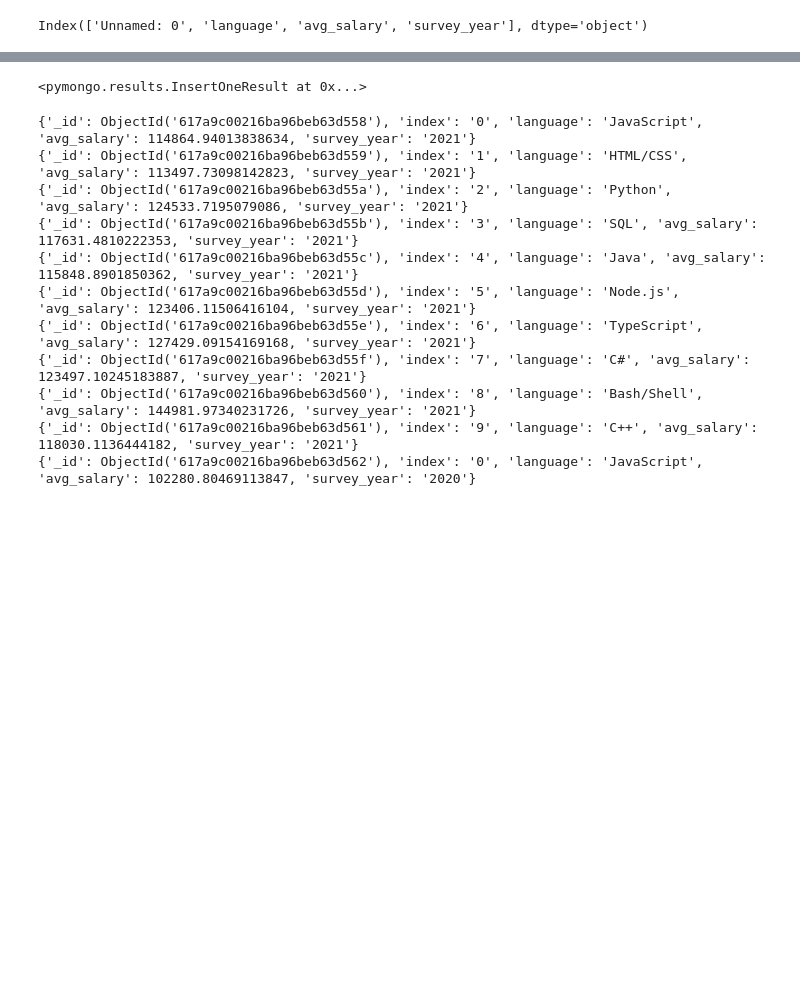
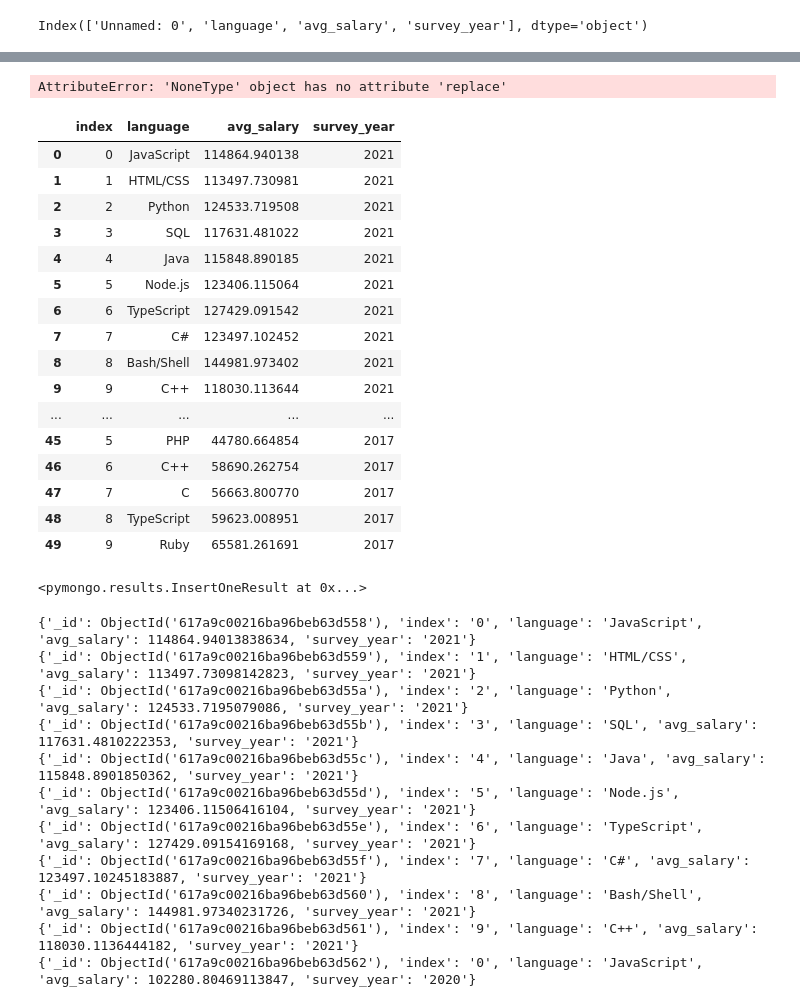
Before and after one commit to nblaul/project-2, a Jupyter notebook: MongoDB Upload.ipynb, the cells around one changed output, grey strips where cells are left out. Saved outputs shown, nothing was run; the diff lists cells and outputs as text; code cells hidden in the pictures; blank space fills up the shorter version.

```diff
--- a/MongoDB Upload.ipynb
+++ b/MongoDB Upload.ipynb
@@ -107,3 +105,28 @@ lang_df
+# %%
+lang_df = lang_df.replace(r"^ +| +$", r"", regex=True, inplace=True)
+lang_df
+# %% [output]
+AttributeError: 'NoneType' object has no attribute 'replace'
+# %%
+lang_df
+# %% [output]
+|  | index | language | avg_salary | survey_year |
+| 0 | 0 | JavaScript | 114864.940138 | 2021 |
+| 1 | 1 | HTML/CSS | 113497.730981 | 2021 |
+| 2 | 2 | Python | 124533.719508 | 2021 |
+| 3 | 3 | SQL | 117631.481022 | 2021 |
+| 4 | 4 | Java | 115848.890185 | 2021 |
+| 5 | 5 | Node.js | 123406.115064 | 2021 |
+| 6 | 6 | TypeScript | 127429.091542 | 2021 |
+| 7 | 7 | C# | 123497.102452 | 2021 |
+| 8 | 8 | Bash/Shell | 144981.973402 | 2021 |
+| 9 | 9 | C++ | 118030.113644 | 2021 |
+| ... | ... | ... | ... | ... |
+| 45 | 5 | PHP | 44780.664854 | 2017 |
+| 46 | 6 | C++ | 58690.262754 | 2017 |
+| 47 | 7 | C | 56663.800770 | 2017 |
+| 48 | 8 | TypeScript | 59623.008951 | 2017 |
+| 49 | 9 | Ruby | 65581.261691 | 2017 |
 # %%
 # use this to poppulate mongo 'salary' collection
 lang_df.to_csv("clean_data/lang_df.csv", index=False, header=True)
```
Also changed, not shown: parts of 3 cells of this notebook, 5 other files.
